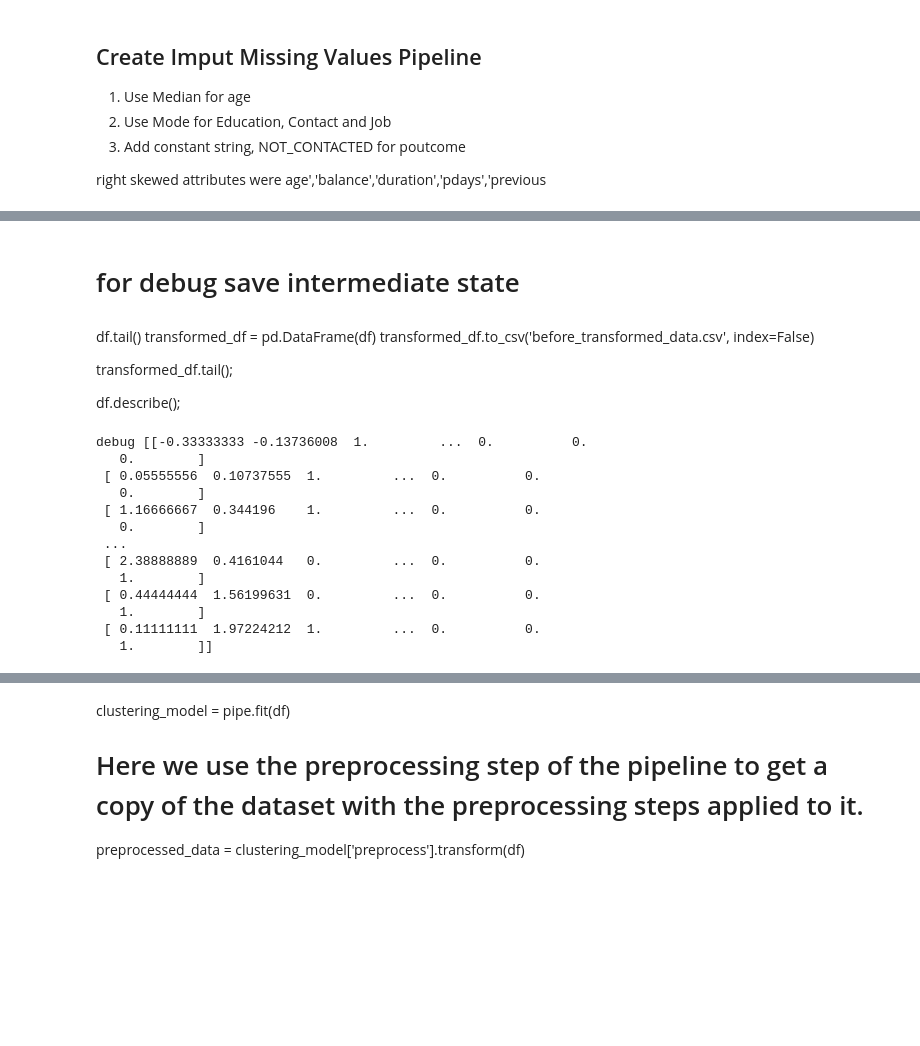
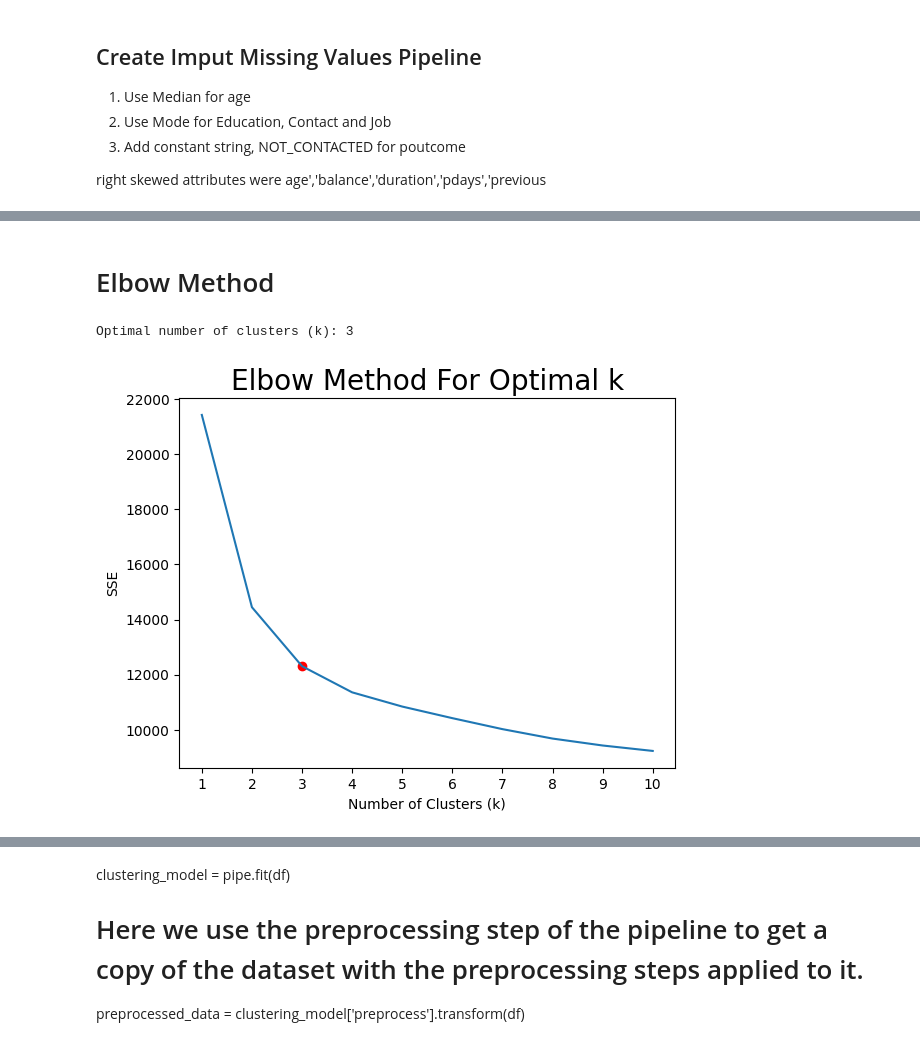
Before and after one commit to qaz73/ULAssignment-2, a Jupyter notebook: etivity2.ipynb, the cells around one changed output, grey strips where cells are left out. Saved outputs shown, nothing was run; the diff lists cells and outputs as text; code cells hidden in the pictures; blank space fills up the shorter version.

Commit message:
added elbow + silhouette

```diff
--- a/etivity2.ipynb
+++ b/etivity2.ipynb
@@ -304,6 +310,6 @@ col_transform = ColumnTransformer(transformers=[("age",age_pipe,['age']),
                                                 ("poutcome",poutcome_pipe,['poutcome'])
                                                ])
 
-#df = col_transform.fit_transform(df)
+df_post_col_transform = col_transform.fit_transform(df)
 
-#print(df)
+print(df_post_col_transform)
@@ -310,38 +330,27 @@ col_transform = ColumnTransformer(transformers=[("age",age_pipe,['age']),
-# %% [markdown]
-#
-# for debug save intermediate state
-#
-
-df.tail()
-transformed_df = pd.DataFrame(df)
-transformed_df.to_csv('before_transformed_data.csv', index=False)
-
-transformed_df.tail();
-
-df.describe();
-# %%
-
-
-#preprocess_pipeline
-X_debug = col_transform.fit_transform(df)
-print ('debug',X_debug);
-
-#.toarray(), columns=pipeline.named_steps['onehot'].get_feature_names_out(['contact'])
-transformed_df = pd.DataFrame(X_debug)
-
-# Save the transformed data to a CSV file
-transformed_df.to_csv('transformed_data.csv', index=False)
-# %% [output]
-debug [[-0.33333333 -0.13736008  1.         ...  0.          0.
-   0.        ]
- [ 0.05555556  0.10737555  1.         ...  0.          0.
-   0.        ]
- [ 1.16666667  0.344196    1.         ...  0.          0.
-   0.        ]
- ...
- [ 2.38888889  0.4161044   0.         ...  0.          0.
-   1.        ]
- [ 0.44444444  1.56199631  0.         ...  0.          0.
-   1.        ]
- [ 0.11111111  1.97224212  1.         ...  0.          0.
-   1.        ]]
+# %% [markdown]
+# Elbow Method
+# %%
+sse = []
+
+# Loop through a range of k values (1 to 10 for example)
+for k in range(1, 11):
+    kmeans = KMeans(n_clusters=k, init='k-means++', max_iter=300, n_init=10, random_state=0)
+    kmeans.fit(df_post_col_transform)  # Fit the k-Means model
+    sse.append(kmeans.inertia_)  # Inertia is the sum of squared distances (WCSS)
+
+kl = KneeLocator(range(1, 11), sse, curve="convex", direction="decreasing" )
+print(f"Optimal number of clusters (k): {kl.elbow}")
+
+
+# Plotting the Elbow Method graph
+plt.plot(range(1, 11), sse)
+plt.xticks(range(1, 11))
+plt.scatter(kl.elbow, sse[kl.elbow - 1], color='red', label='Elbow')
+plt.style.use("fivethirtyeight")
+plt.title('Elbow Method For Optimal k')
+plt.xlabel('Number of Clusters (k)')
+plt.ylabel('SSE')
+plt.show()
+# %% [output]
+Optimal number of clusters (k): 3
+[figure, added]
```
Also changed, not shown: parts of 23 cells of this notebook.
